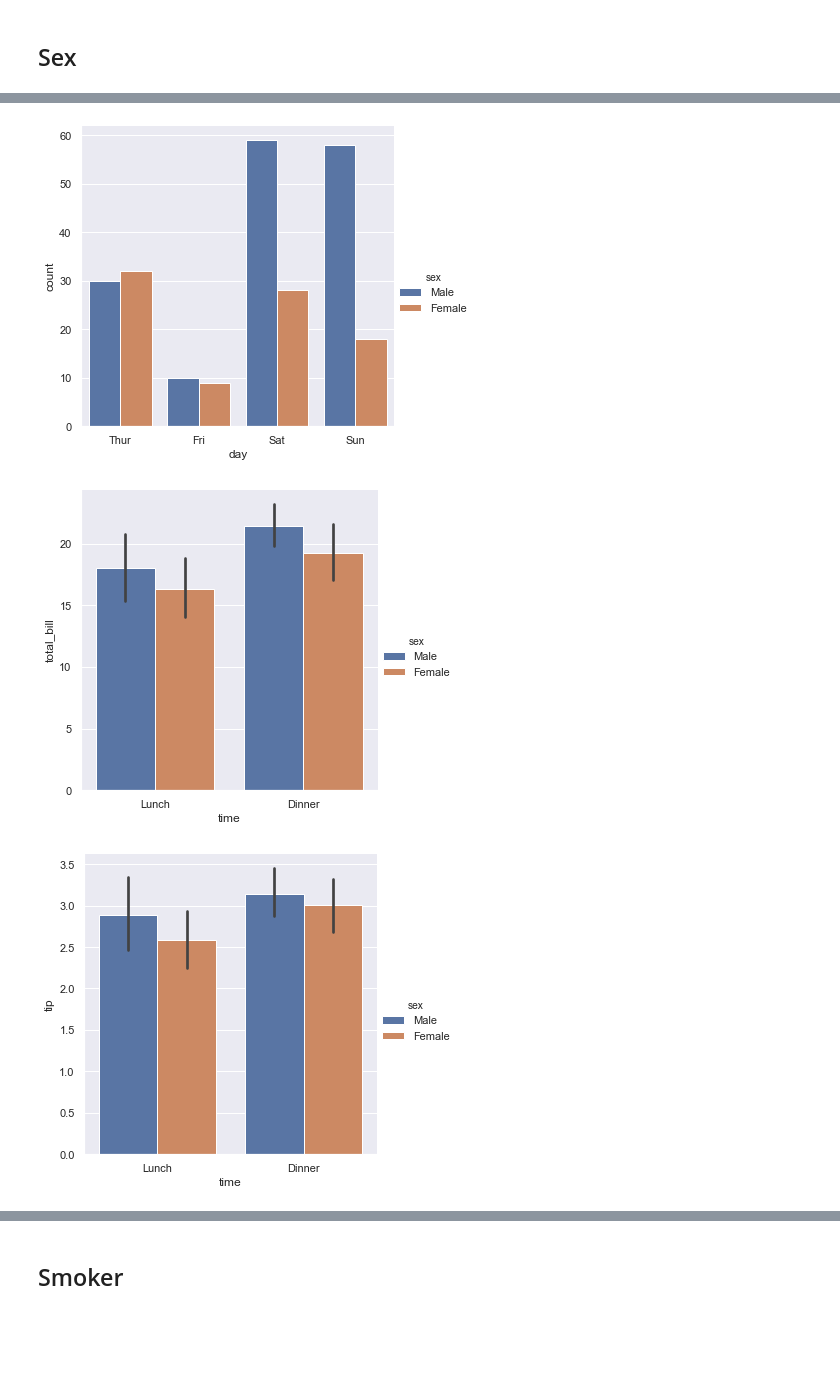
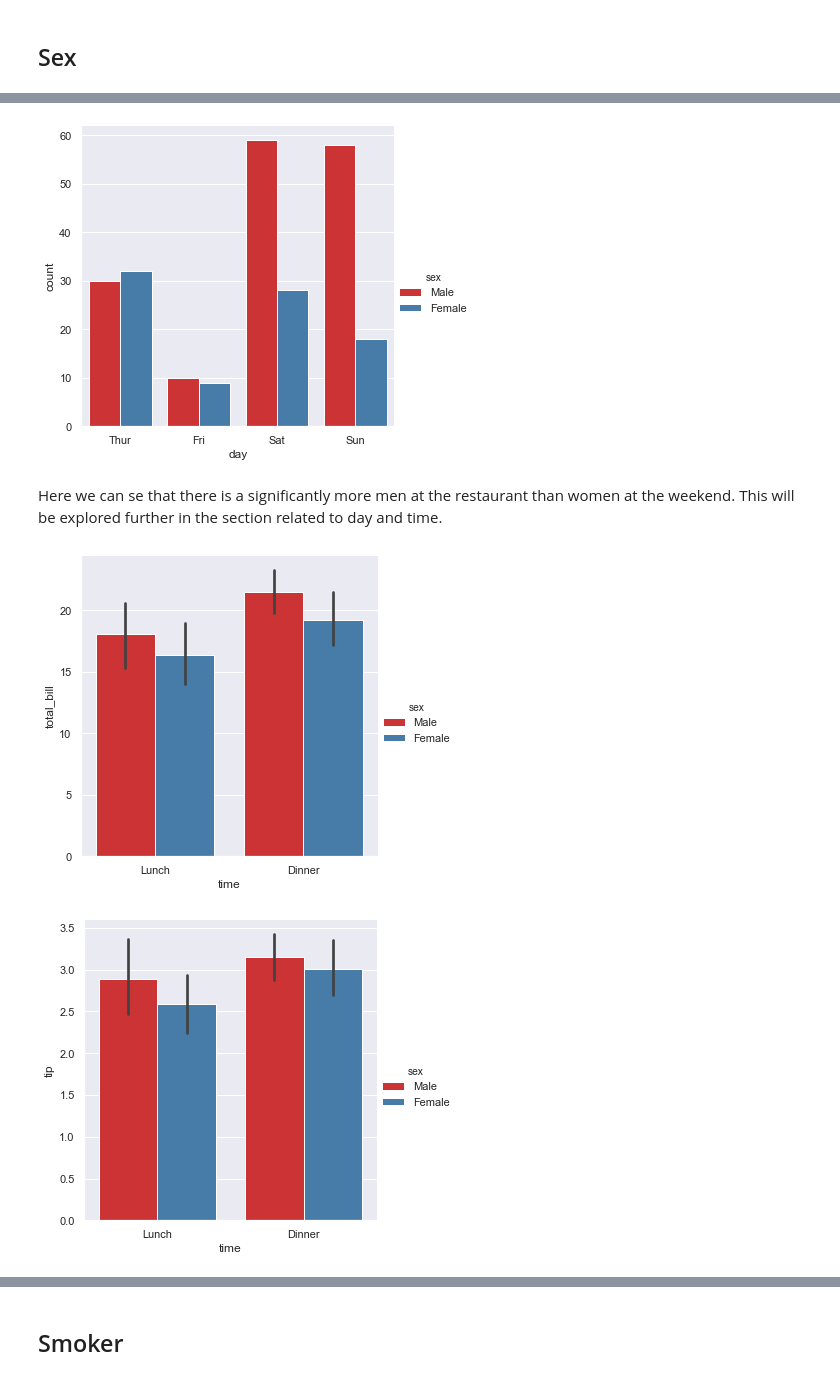
Before and after one commit to ANihill/Fundamentals-Assessment, a Jupyter notebook: Fundamentals of Data Analytics - Assessment.ipynb, the cells around one changed output, grey strips where cells are left out. Saved outputs shown, nothing was run; the diff lists cells and outputs as text; code cells hidden in the pictures; blank space fills up the shorter version.

```diff
--- a/Fundamentals of Data Analytics - Assessment.ipynb
+++ b/Fundamentals of Data Analytics - Assessment.ipynb
@@ -121,12 +129,16 @@ sns.relplot(x="size", y="tip", hue="sex", data=tips);
 # %%
-# Count of number of customers each day separating male and female
-sns.catplot(x="day", hue="sex", kind="count", data=tips);
+# count of number of customers each day separating male and female
+sns.catplot(x="day", hue="sex", kind="count", data=tips, palette="Set1");
 # %% [output]
-[figure, old version]
+[figure, new version]
+# %% [markdown]
+Here we can se that there is a significantly more men at the restaurant than women at the weekend. This will be explored further in the section related to day and time.
 # %%
-sns.catplot(x="time", y="total_bill", hue="sex", kind="bar", data=tips);
+# bar chart of total bill differentiating between lunch/dinner, and male/female
+sns.catplot(x="time", y="total_bill", hue="sex", kind="bar", data=tips, palette="Set1");
 
-sns.catplot(x="time", y="tip", hue="sex", kind="bar", data=tips);
+# bar chart of tip differentiating between lunch/dinner, and male/female
+sns.catplot(x="time", y="tip", hue="sex", kind="bar", data=tips, palette="Set1");
 # %% [output]
-[figure, old version]
+[figure, new version]
-[figure, old version]
+[figure, new version]
```
Also changed, not shown: parts of 10 cells of this notebook.
